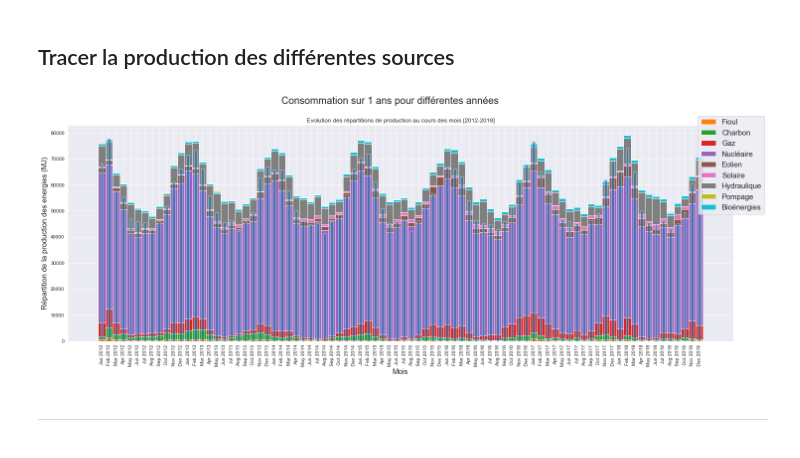
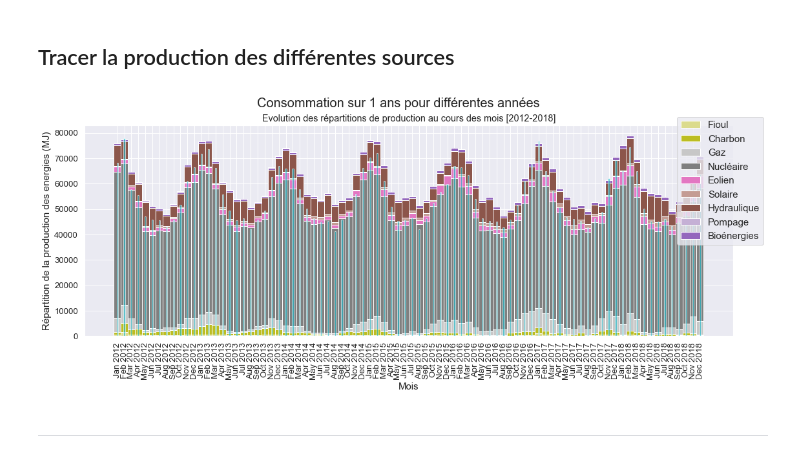
Before and after one commit to ManuLabricole/CDN-Statistique, a Jupyter notebook: Notebooks/Energy_Study.ipynb, the cells around one changed output. Cells and saved outputs as stored; diff of their text form; code cells hidden in the pictures.

```diff
--- a/Notebooks/Energy_Study.ipynb
+++ b/Notebooks/Energy_Study.ipynb
@@ -310,7 +310,8 @@ memory usage: 231.1+ MB
 #### Plot style
 # %%
 colors = sns.color_palette('rocket', n_colors=12)
-colors=sns.color_palette("tab10", n_colors=12)
+colors = sns.color_palette("tab10", n_colors=12)
+colors = sns.color_palette("tab20_r", 16)
+sns.palplot(colors)
 sns.set_style("darkgrid")
-colors
 # %% [output]
@@ -438,7 +482,7 @@ plt.show()
 source = ["Fioul", "Charbon", "Gaz", "Nucléaire", "Eolien", "Solaire", "Hydraulique", "Pompage", "Bioénergies"]
 df_monthly = df.resample('M').mean()
 # %%
-fig, ax = plt.subplots(figsize=(24, 8))
+fig, ax = plt.subplots(figsize=(18, 6))
 fig.suptitle("Consommation sur 1 ans pour différentes années", fontsize=20)
 
 width = 1
@@ -457,35 +501,35 @@ for i, fuel in enumerate(source):
         label=fuel)
 
 # Second chart
 x2 = x1
 ax.bar(
     x2,
     df_monthly['Consommation'],
-    width=0.4,
+    width=0.2,
     color=colors[0],
     alpha=0.6)
 
 
 ax.set_xlabel('Mois', fontsize=15)
 ax.set_ylabel('Répartition de la production des energies (MJ)', fontsize=15)
 ax.set_title('Evolution des répartitions de production au cours des mois [2012-2018]')
 
 # Handle y legend
 ax.legend(bbox_to_anchor=(1.05, 1.05), loc=1, borderaxespad=0.2, fontsize=15)
 
 # create a list of tick positions and labels
 tick_pos = range(len(df_monthly.index))
 tick_labels = x1
 
 # set the tick positions and labels
 ax.set_xticks(tick_pos)
 ax.set_xticklabels(tick_labels, rotation=90)
 #ax.set_xlim(xMin, xMax)
 
 # display the plot
 plt.show()
 # %% [output]
-[figure, old version]
+[figure, new version]
 # %% [markdown]
 ---------
 # %% [raw]
```
Also changed, not shown: parts of 66 cells of this notebook.
